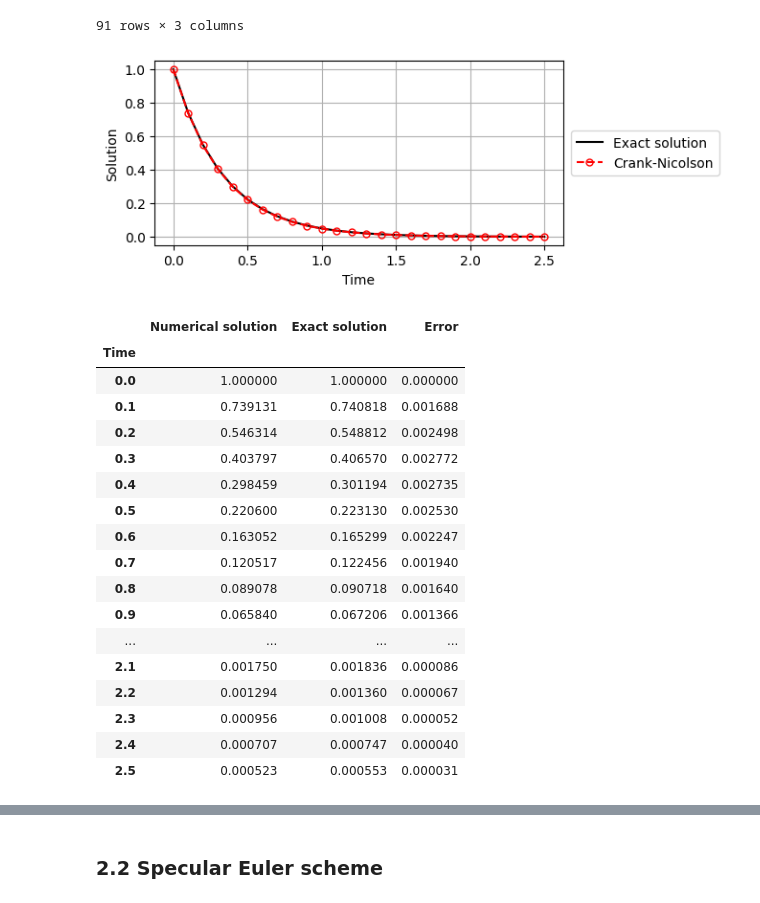
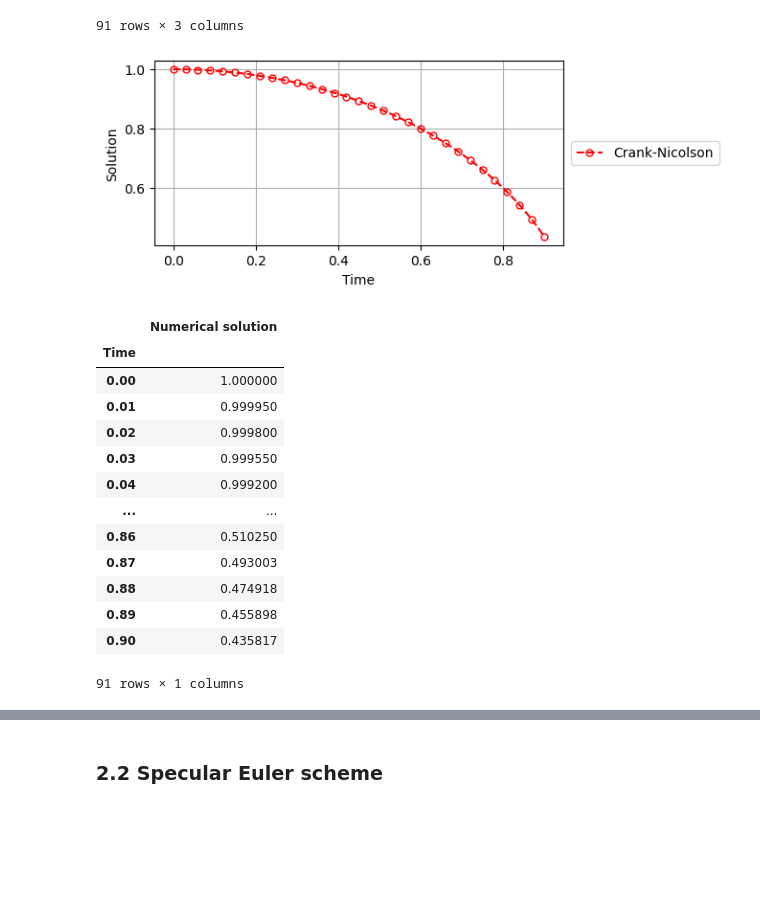
Before and after one commit to kyjung2357/specular-differentiation, a Jupyter notebook: docs/2. Numerical ordinary differential equations.ipynb, the cells around one changed output, grey strips where cells are left out. Cells and saved outputs as stored; diff of their text form; code cells hidden in the pictures; blank space fills up the shorter version.

```diff
--- a/docs/2. Numerical ordinary differential equations.ipynb
+++ b/docs/2. Numerical ordinary differential equations.ipynb
@@ -97,24 +97,26 @@ Table saved to tables\implicit-Euler.csv
 | 0.90 | 0.429178 | 0.435890 | 0.006711 |
 91 rows × 3 columns
 # %%
-specular.ode.solver.classical_scheme(F, t_0=t_0, u_0=u_0, T=T, h=h, scheme="Crank-Nicolson").visualization(exact_sol=exact_sol).table(exact_sol=exact_sol)
+def F(t, u):
+    return -(t*u)/(1-t**2)
+
+def u_0(t_0):
+    return exact_sol(t_0)
+
+specular.ode.solver.classical_scheme(F, t_0=0.0, u_0=u_0, T=0.9, h=0.01, scheme="Crank-Nicolson").visualization().table()
 # %% [output]
-[figure, old version]
+[figure, new version]
-|  | Numerical solution | Exact solution | Error |
-| Time |  |  |  |
-| 0.0 | 1.000000 | 1.000000 | 0.000000 |
-| 0.1 | 0.739131 | 0.740818 | 0.001688 |
-| 0.2 | 0.546314 | 0.548812 | 0.002498 |
-| 0.3 | 0.403797 | 0.406570 | 0.002772 |
-| 0.4 | 0.298459 | 0.301194 | 0.002735 |
-| 0.5 | 0.220600 | 0.223130 | 0.002530 |
-| 0.6 | 0.163052 | 0.165299 | 0.002247 |
-| 0.7 | 0.120517 | 0.122456 | 0.001940 |
-| 0.8 | 0.089078 | 0.090718 | 0.001640 |
-| 0.9 | 0.065840 | 0.067206 | 0.001366 |
-| ... | ... | ... | ... |
-| 2.1 | 0.001750 | 0.001836 | 0.000086 |
-| 2.2 | 0.001294 | 0.001360 | 0.000067 |
-| 2.3 | 0.000956 | 0.001008 | 0.000052 |
-| 2.4 | 0.000707 | 0.000747 | 0.000040 |
-| 2.5 | 0.000523 | 0.000553 | 0.000031 |
+|  | Numerical solution |
+| Time |  |
+| 0.00 | 1.000000 |
+| 0.01 | 0.999950 |
+| 0.02 | 0.999800 |
+| 0.03 | 0.999550 |
+| 0.04 | 0.999200 |
+| ... | ... |
+| 0.86 | 0.510250 |
+| 0.87 | 0.493003 |
+| 0.88 | 0.474918 |
+| 0.89 | 0.455898 |
+| 0.90 | 0.435817 |
+91 rows × 1 columns
```
Also changed, not shown: parts of 1 cell of this notebook, 1 other file.
